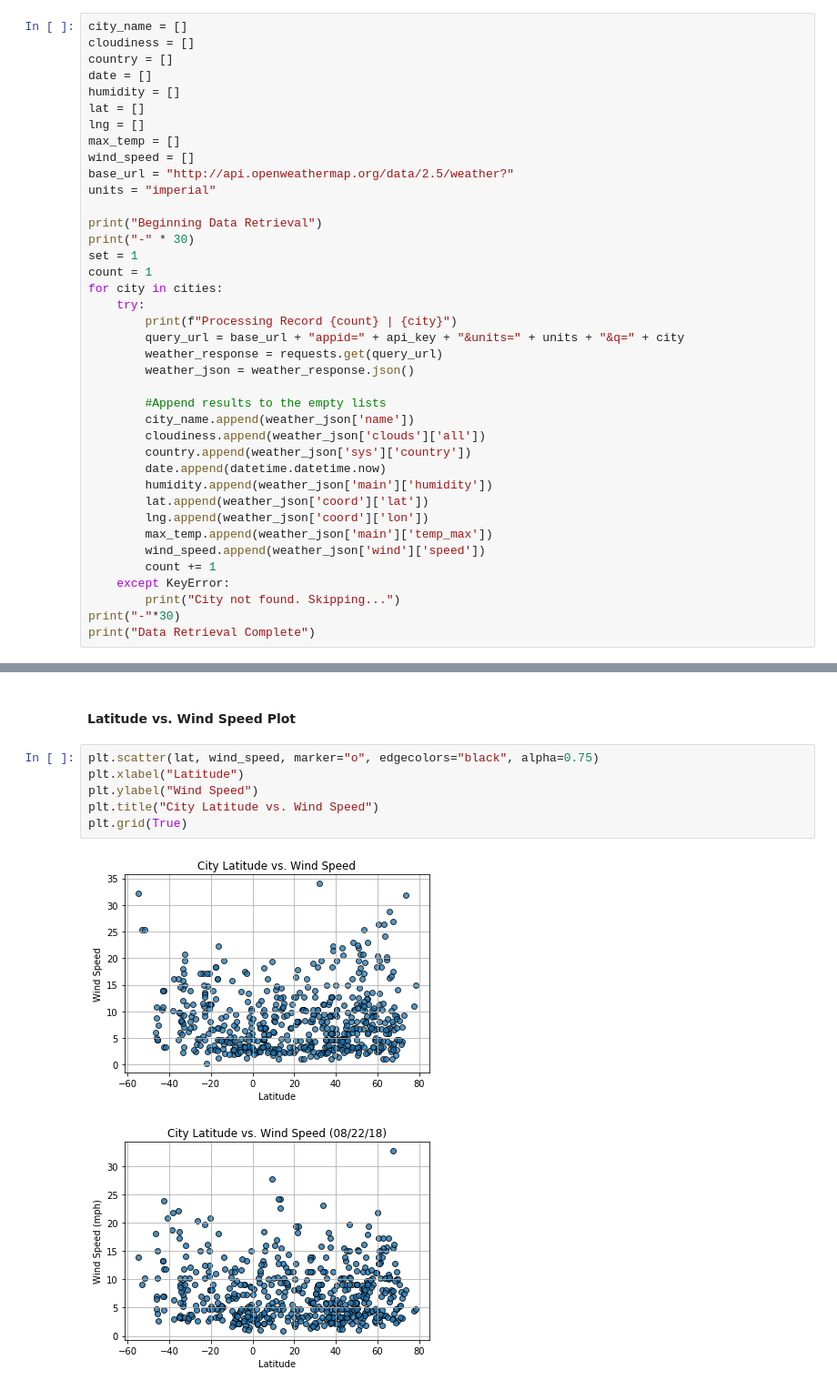
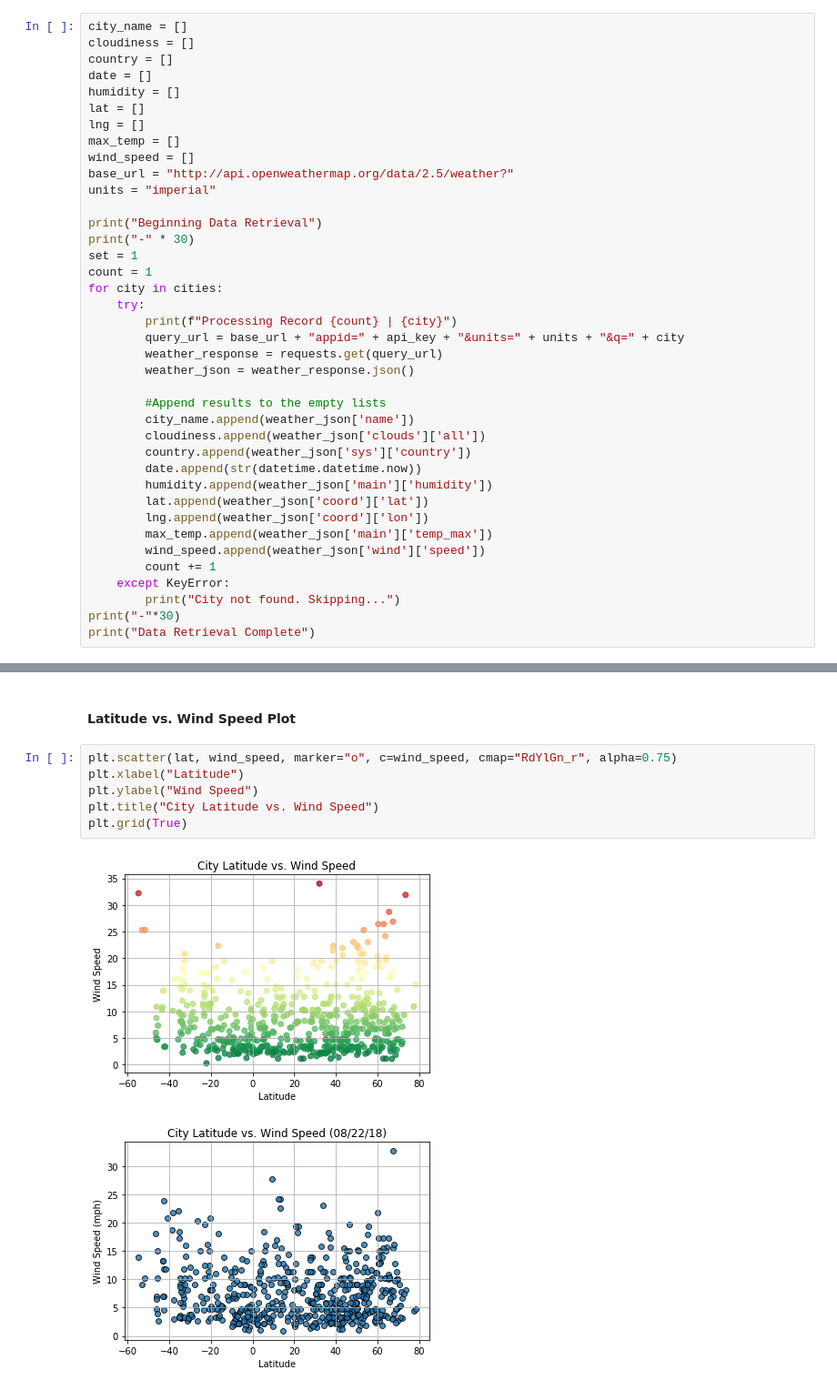
Before and after one commit to emilyrush/weather_api, a Jupyter notebook: starter_code/erushWeatherPy.ipynb, the cells around one changed output, grey strips where cells are left out. Shown at 91% size. Saved outputs shown, nothing was run; the diff lists cells and outputs as text.

Commit message:
Updated all graphs.

```diff
--- a/starter_code/erushWeatherPy.ipynb
+++ b/starter_code/erushWeatherPy.ipynb
@@ -93,7 +91,7 @@ for city in cities:
         city_name.append(weather_json['name'])
         cloudiness.append(weather_json['clouds']['all'])
         country.append(weather_json['sys']['country'])
-        date.append(datetime.datetime.now)
+        date.append(str(datetime.datetime.now))
         humidity.append(weather_json['main']['humidity'])
         lat.append(weather_json['coord']['lat'])
         lng.append(weather_json['coord']['lon'])
@@ -224,13 +226,13 @@ plt.grid(True)
 # %% [markdown]
 #### Latitude vs. Wind Speed Plot
 # %%
-plt.scatter(lat, wind_speed, marker="o", edgecolors="black", alpha=0.75)
+plt.scatter(lat, wind_speed, marker="o", c=wind_speed, cmap="RdYlGn_r", alpha=0.75)
 plt.xlabel("Latitude")
 plt.ylabel("Wind Speed")
 plt.title("City Latitude vs. Wind Speed")
 plt.grid(True)
 # %% [output]
-[figure, old version]
+[figure, new version]
 # %%
 # %% [output]
 [figure]
```
Also changed, not shown: parts of 12 cells of this notebook, 2 other files.
